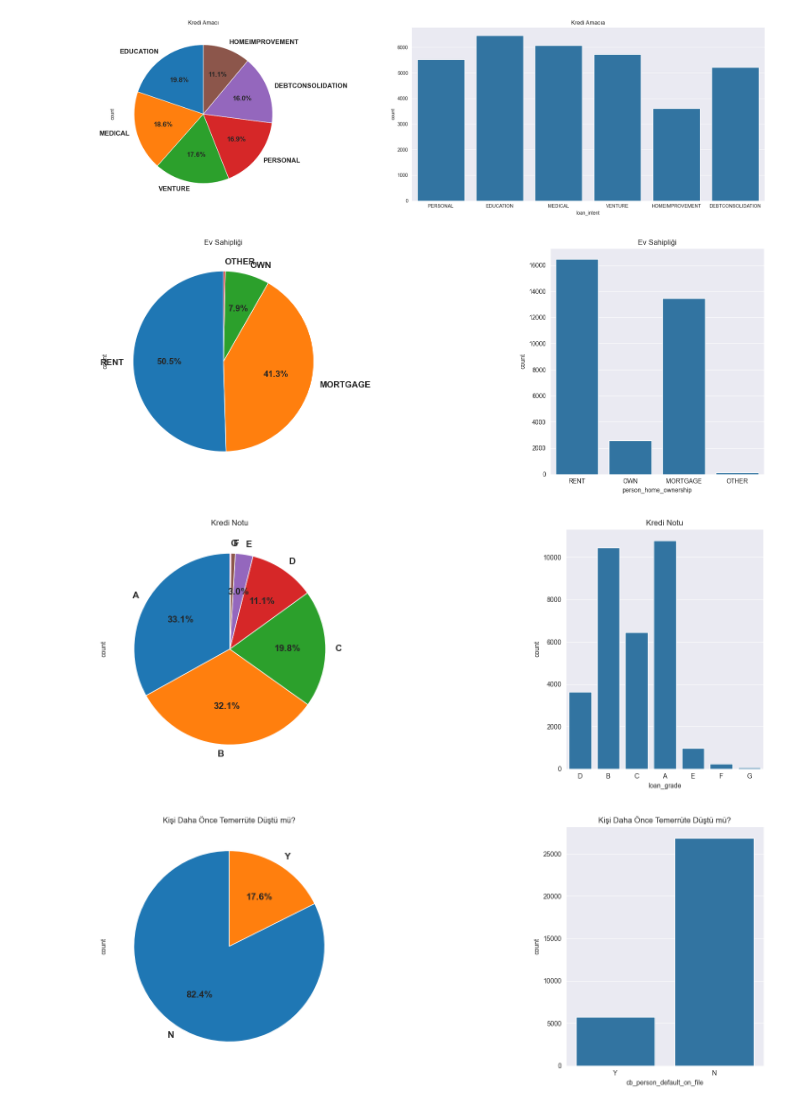
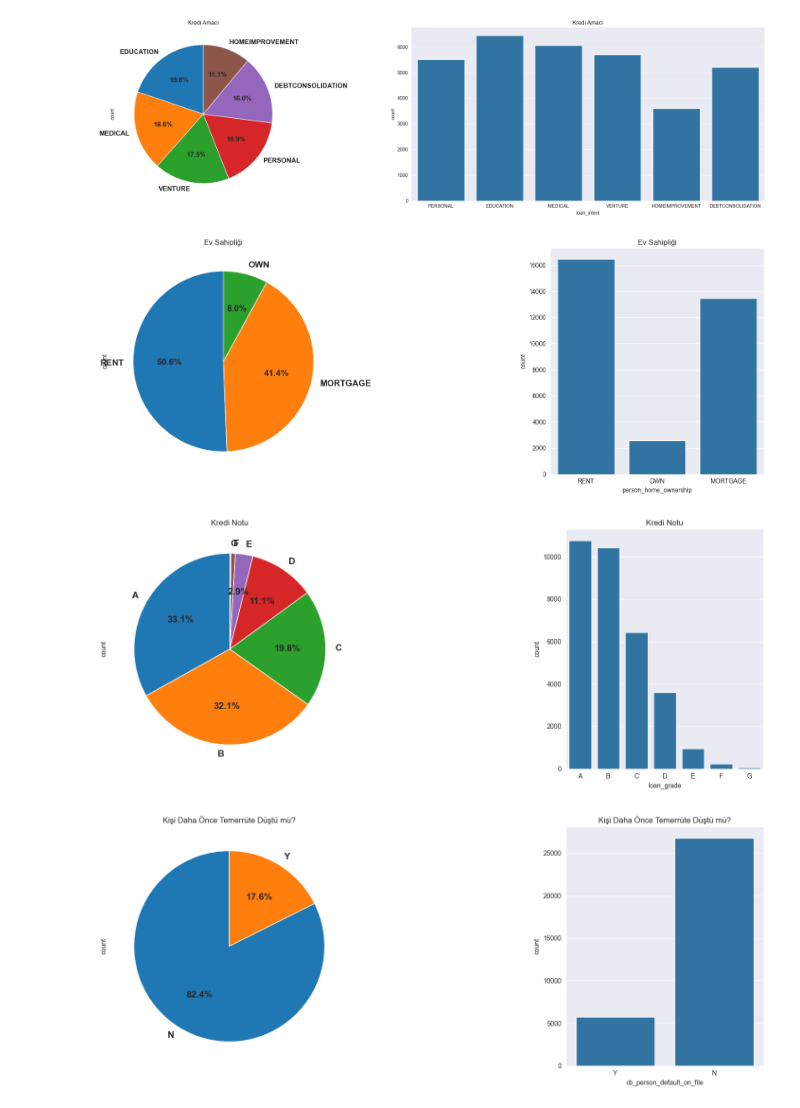
Before and after one commit to ege-eker/Credit-Score-Predict, a Jupyter notebook: loan.ipynb, the cells around one changed output. Saved outputs shown, nothing was run; the diff lists cells and outputs as text; code cells hidden in the pictures.

```diff
--- a/loan.ipynb
+++ b/loan.ipynb
@@ -33,3 +59,6 @@ df.describe().T
 | loan_status | 32581.0 | 0.218164 | 0.413006 | 0.0 | 0.00 | 0.00 | 0.00 | 1.00 |
 | loan_percent_income | 32581.0 | 0.170203 | 0.106782 | 0.0 | 0.09 | 0.15 | 0.23 | 0.83 |
 | cb_person_cred_hist_length | 32581.0 | 5.804211 | 4.055001 | 2.0 | 3.00 | 4.00 | 8.00 | 30.00 |
+# %%
+# Loan Status değişkeni 0 ve 1 değerleri alıyor. 0 = Geri Ödenmiş, 1 = Geri Ödenmemiş
+df['loan_status'] = df['loan_status'].astype(bool)
@@ -36,3 +82,6 @@ df.describe().T
+# %%
+# Yaş verisinde 144 gibi outlierlar var 100 yaş üstü olanları 100 olarak değiştirdim
+df['person_age'] = df['person_age'].apply(lambda x: 100 if x > 100 else x)
 # %%
 #Kategorik Değişkenlerin Dağılımları
 for col in df.select_dtypes(include="object").columns:
@@ -57,0 +127,3 @@ Name: count, dtype: int64
+# %%
+# Ev sahipliği verisinden OTHER değerini kaldırma
+df = df[df['person_home_ownership'] != 'OTHER']
@@ -86,21 +223,21 @@ axes[1].set_title('Ev Sahipliği')
 plt.tight_layout()
 plt.show()
 # %% [output]
-[figure, old version]
+[figure, new version]
 # %%
 #Kredi Notu Grafikleri
 fig, axes = plt.subplots(1, 2, figsize=(22, 6), width_ratios=[5,1])
 # Pie Chart
 df['loan_grade'].value_counts().plot.pie(ax=axes[0], autopct=lambda p: '{:.1f}%'.format(p) if p >= 2 else '', startangle=90,textprops={'fontsize': 14, 'fontweight': 'bold'})
 axes[0].set_title('Kredi Notu')
 
 # Countplot
-sns.countplot(x='loan_grade', data=df, ax=axes[1])
+sns.countplot(x='loan_grade', data=df, ax=axes[1],order=df['loan_grade'].value_counts().index)
 axes[1].set_title('Kredi Notu')
 
 # Grafiklerin gösterilmesi
 plt.tight_layout()
 plt.show()
 # %% [output]
-[figure, old version]
+[figure, new version]
 # %%
```
Also changed, not shown: parts of 35 cells of this notebook.
